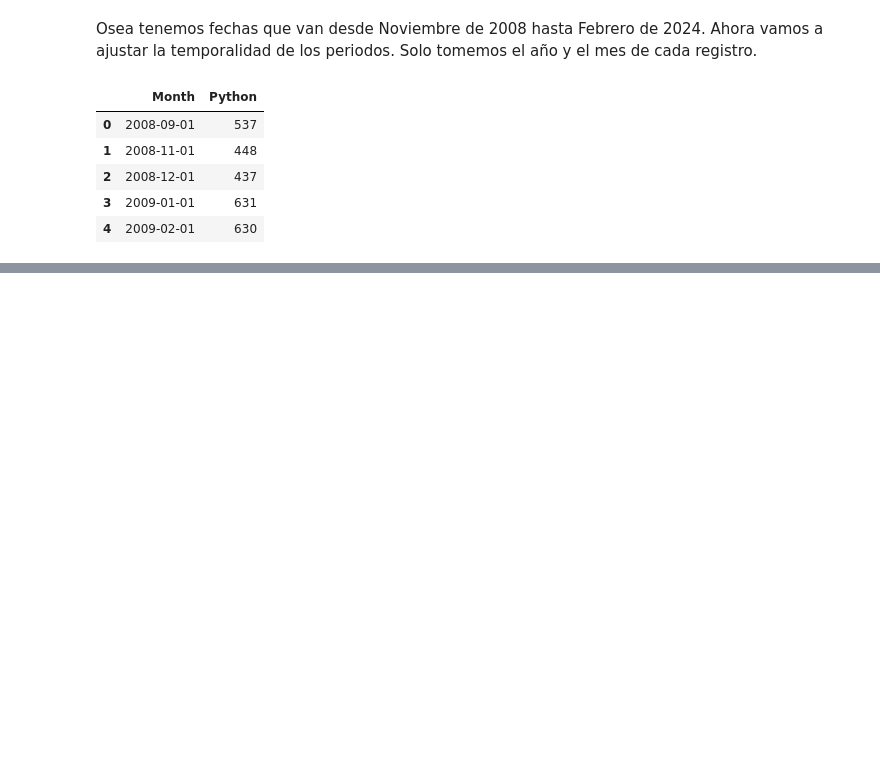
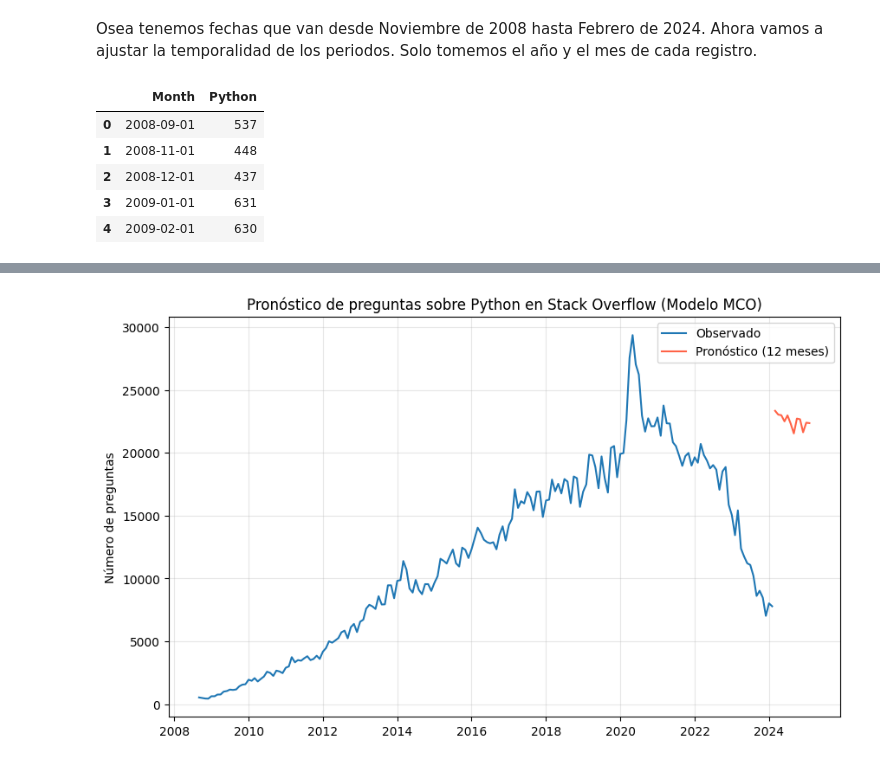
Before and after one commit to AlexSG29/Modelos_Econometricos, a Jupyter notebook: segunda clase/taller.ipynb, the cells around one changed output, grey strips where cells are left out. Drawn from its saved outputs; the diff is of its cells as text; code cells hidden in the pictures; blank space fills up the shorter version.

```diff
--- a/segunda clase/taller.ipynb
+++ b/segunda clase/taller.ipynb
@@ -94,0 +112,45 @@ plt.show()
+# %%
+# Ajustar el modelo usando TSLM (Time Series Linear Model - MCO para series de tiempo)
+# Ajustar el modelo usando OLS (equivalente a TSLM: tendencia lineal + estacionalidad)
+import numpy as np
+import pandas as pd
+import statsmodels.formula.api as smf #smf para usar formulas como en R
+import matplotlib.pyplot as plt
+
+# asegurar formato de fecha
+df_python['Month'] = pd.to_datetime(df_python['Month'].astype(str))
+
+# variables de tendencia y estacionalidad
+df_python = df_python.sort_values("Month").copy()
+# la variable de tendencia es simplemente un contador de los periodos
+df_python["trend"] = np.arange(1, len(df_python) + 1)
+# la variable de estacionalidad es el mes del año, que se convierte en una variable categórica
+df_python["mes"] = df_python["Month"].dt.month.astype("category")
+
+# Modelo lineal con estacionalidad fija
+fit_mco = smf.ols("Python ~ trend + C(mes)", data=df_python).fit()
+
+# Pronóstico a 12 meses
+h = 12
+ultimo_periodo = df_python["Month"].max()
+futuro = pd.DataFrame({
+  "Month": pd.date_range(ultimo_periodo + pd.offsets.MonthBegin(1), periods=h, freq="MS")
+})
+futuro["trend"] = np.arange(len(df_python) + 1, len(df_python) + h + 1)
+futuro["mes"] = futuro["Month"].dt.month.astype("category")
+
+pronostico = futuro.copy()
+pronostico["prediccion"] = fit_mco.predict(futuro)
+
+# Gráfico
+plt.figure(figsize=(10, 6))
+plt.plot(df_python["Month"], df_python["Python"], label="Observado")
+plt.plot(pronostico["Month"], pronostico["prediccion"], label="Pronóstico (12 meses)", color="tomato")
+plt.title("Pronóstico de preguntas sobre Python en Stack Overflow (Modelo MCO)")
+plt.ylabel("Número de preguntas")
+plt.xlabel("")
+plt.legend()
+plt.grid(alpha=0.3)
+plt.show()
+# %% [output]
+[figure, added]
```
Also changed, not shown: parts of 13 cells of this notebook.
